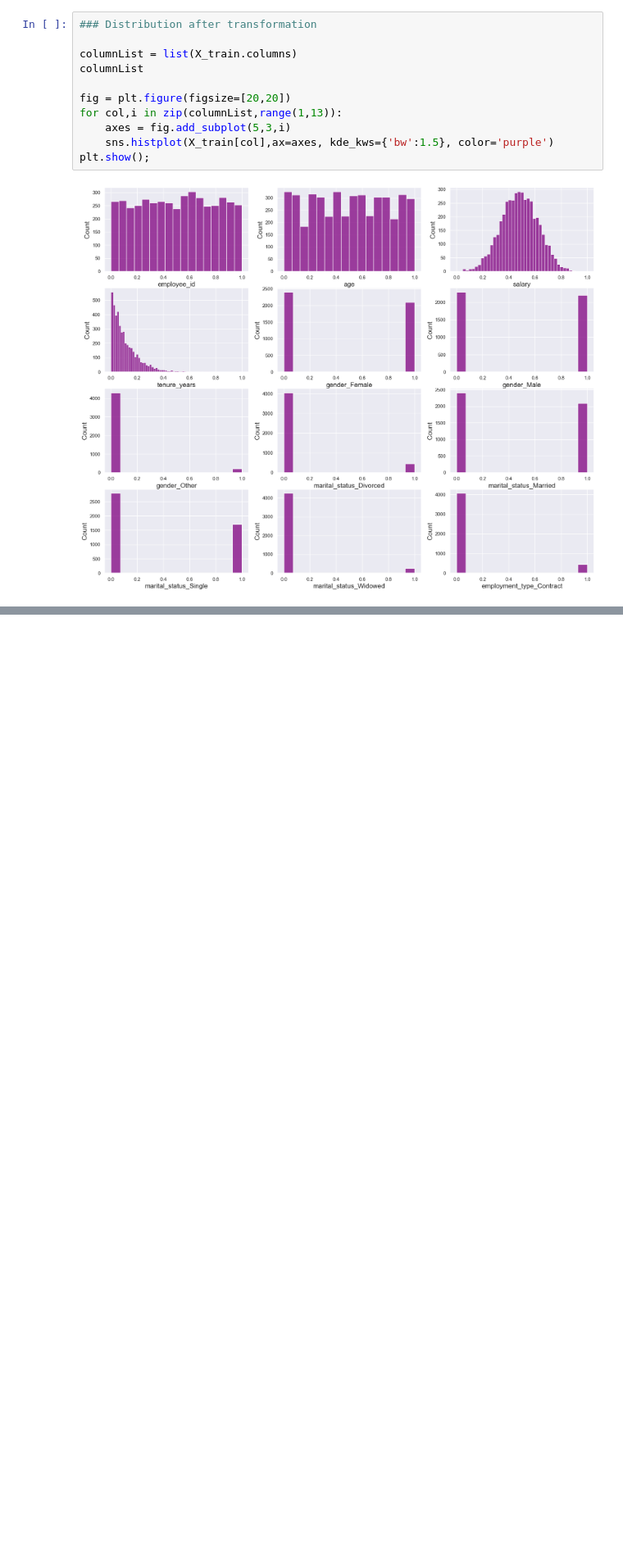
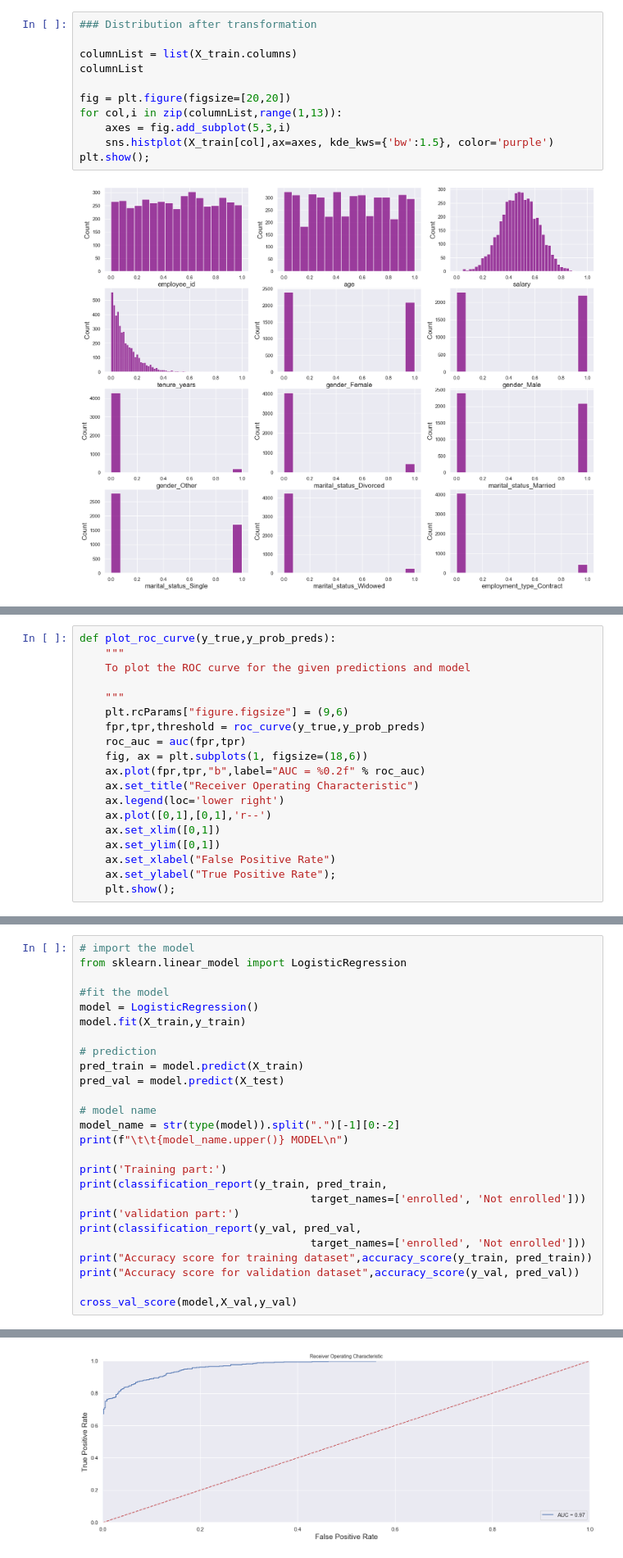
Before and after one commit to tharani001/Insurance-enrollment-prediction, a Jupyter notebook: notebooks/inference.ipynb, the cells around one changed output, grey strips where cells are left out. Shown at 82% size. Saved outputs shown, nothing was run; the diff lists cells and outputs as text; blank space fills up the shorter version.

Commit message:
logreg-nb-svm models

```diff
--- a/notebooks/inference.ipynb
+++ b/notebooks/inference.ipynb
@@ -655,0 +637,19 @@ X_test["tenure_years"] = log_transformer.fit_transform(X_test[["tenure_years"]])
+# %%
+def plot_roc_curve(y_true,y_prob_preds):
+    """
+    To plot the ROC curve for the given predictions and model
+
+    """
+    plt.rcParams["figure.figsize"] = (9,6)
+    fpr,tpr,threshold = roc_curve(y_true,y_prob_preds)
+    roc_auc = auc(fpr,tpr)
+    fig, ax = plt.subplots(1, figsize=(18,6))
+    ax.plot(fpr,tpr,"b",label="AUC = %0.2f" % roc_auc)
+    ax.set_title("Receiver Operating Characteristic")
+    ax.legend(loc='lower right')
+    ax.plot([0,1],[0,1],'r--')
+    ax.set_xlim([0,1])
+    ax.set_ylim([0,1])
+    ax.set_xlabel("False Positive Rate")
+    ax.set_ylabel("True Positive Rate");
+    plt.show();
@@ -655,0 +689,27 @@ X_test["tenure_years"] = log_transformer.fit_transform(X_test[["tenure_years"]])
+# %%
+# import the model
+from sklearn.linear_model import LogisticRegression
+
+#fit the model
+model = LogisticRegression()
+model.fit(X_train,y_train)
+
+# prediction
+pred_train = model.predict(X_train)
+pred_val = model.predict(X_test)
+
+# model name
+model_name = str(type(model)).split(".")[-1][0:-2]
+print(f"\t\t{model_name.upper()} MODEL\n")
+
+print('Training part:')
+print(classification_report(y_train, pred_train,
+                                    target_names=['enrolled', 'Not enrolled']))
+print('validation part:')
+print(classification_report(y_val, pred_val,
+                                    target_names=['enrolled', 'Not enrolled']))
+print("Accuracy score for training dataset",accuracy_score(y_train, pred_train))
+print("Accuracy score for validation dataset",accuracy_score(y_val, pred_val))
+
+cross_val_score(model,X_val,y_val)
+# %% [output]
@@ -655,0 +733 @@ X_test["tenure_years"] = log_transformer.fit_transform(X_test[["tenure_years"]])
+[figure, added]
```
Also changed, not shown: parts of 18 cells of this notebook.
